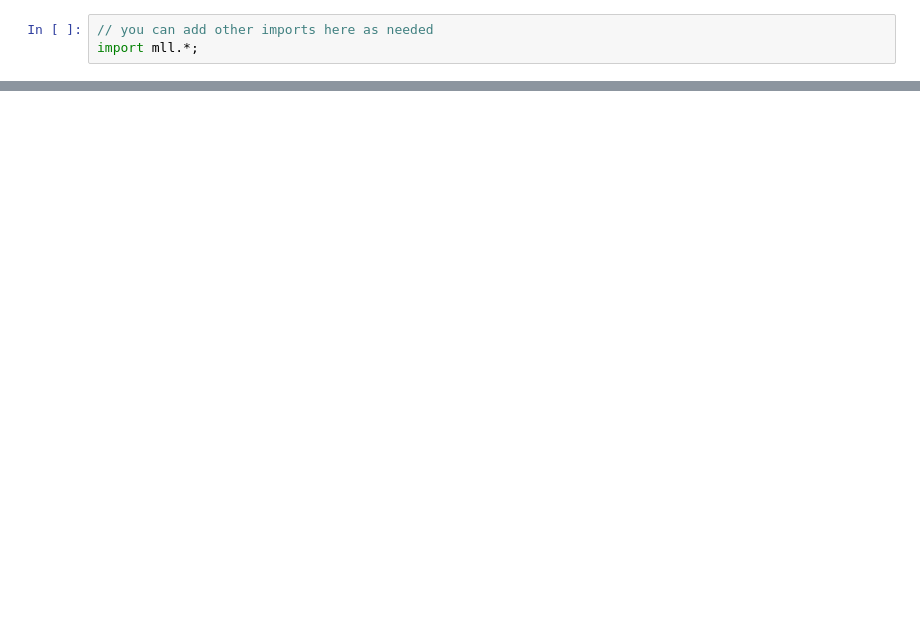
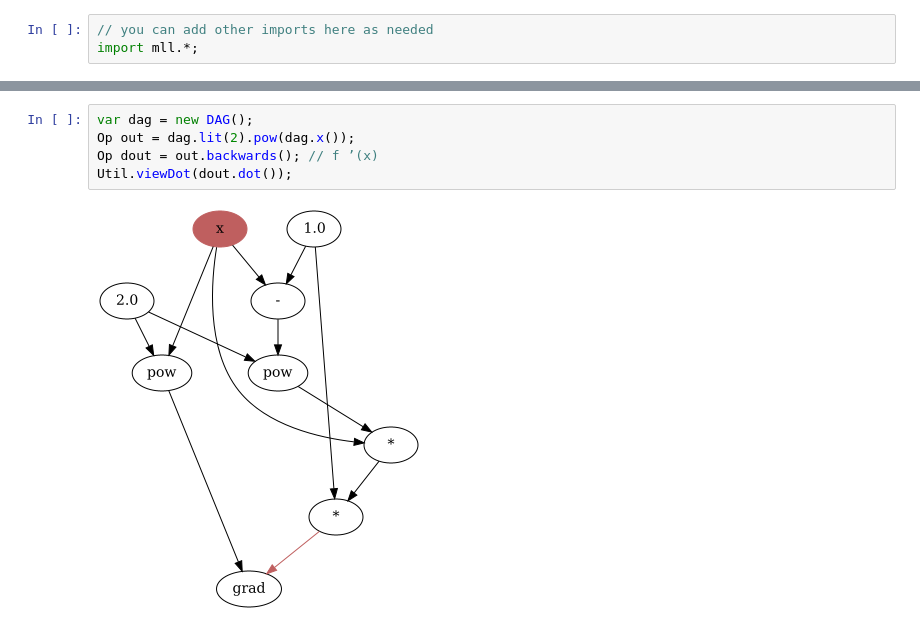
Before and after one commit to Anubi1000/mll-docker, a Jupyter notebook: shared/mll/Teil3.ipynb, the cells around one changed output, grey strips where cells are left out. Saved outputs shown, nothing was run; the diff lists cells and outputs as text; blank space fills up the shorter version.

```diff
--- a/shared/mll/Teil3.ipynb
+++ b/shared/mll/Teil3.ipynb
@@ -20,0 +46,7 @@ Util.viewDot(dout.dot());
+# %%
+var dag = new DAG();
+Op out = dag.lit(2).pow(dag.x());
+Op dout = out.backwards(); // f ’(x)
+Util.viewDot(dout.dot());
+# %% [output]
+[figure, added]
```
Also changed, not shown: parts of 3 cells of this notebook, 9 other files.
